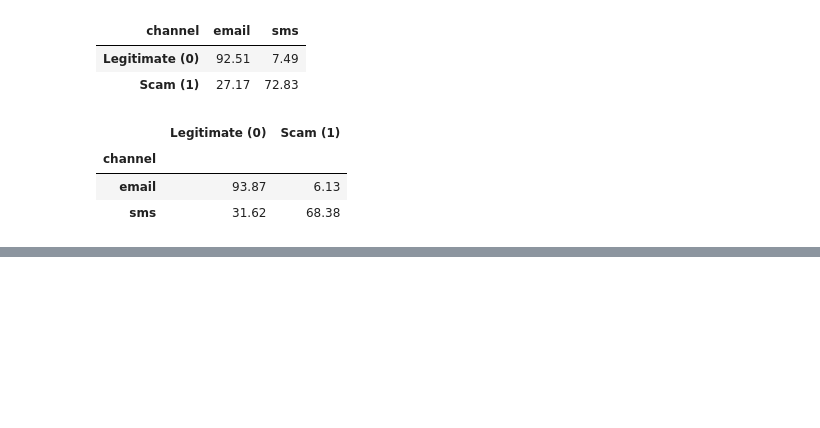
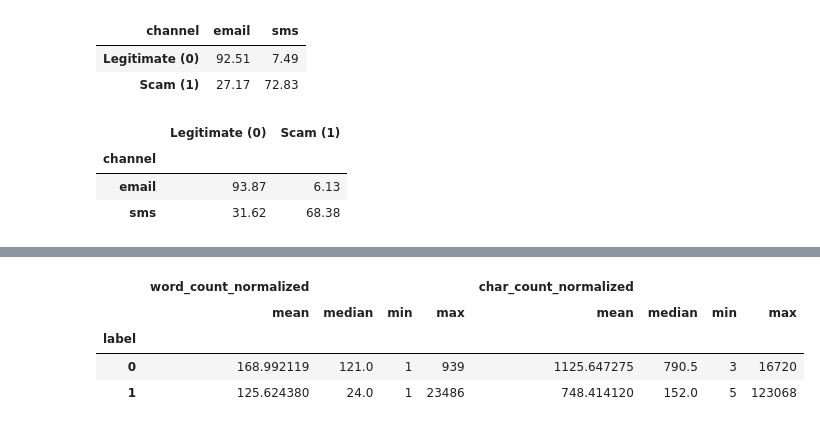
Before and after one commit to Supan-Roy/financial-scam-analysis, a Jupyter notebook: notebooks/01_dataset_understanding.ipynb, the cells around one changed output, grey strips where cells are left out. Saved outputs shown, nothing was run; the diff lists cells and outputs as text; code cells hidden in the pictures; blank space fills up the shorter version.

```diff
--- a/notebooks/01_dataset_understanding.ipynb
+++ b/notebooks/01_dataset_understanding.ipynb
@@ -227,0 +286,14 @@ class_by_channel.round(2)
+# %%
+# 14. Analyze message length by class
+
+length_analysis = train_df.groupby("label")[
+    ["word_count_normalized", "char_count_normalized"]
+].agg(["mean", "median", "min", "max"])
+
+length_analysis
+# %% [output]
+|  | word_count_normalized |  |  |  | char_count_normalized |  |  |  |
+|  | mean | median | min | max | mean | median | min | max |
+| label |  |  |  |  |  |  |  |  |
+| 0 | 168.992119 | 121.0 | 1 | 939 | 1125.647275 | 790.5 | 3 | 16720 |
+| 1 | 125.624380 | 24.0 | 1 | 23486 | 748.414120 | 152.0 | 5 | 123068 |
```
Also changed, not shown: parts of 4 cells of this notebook.
